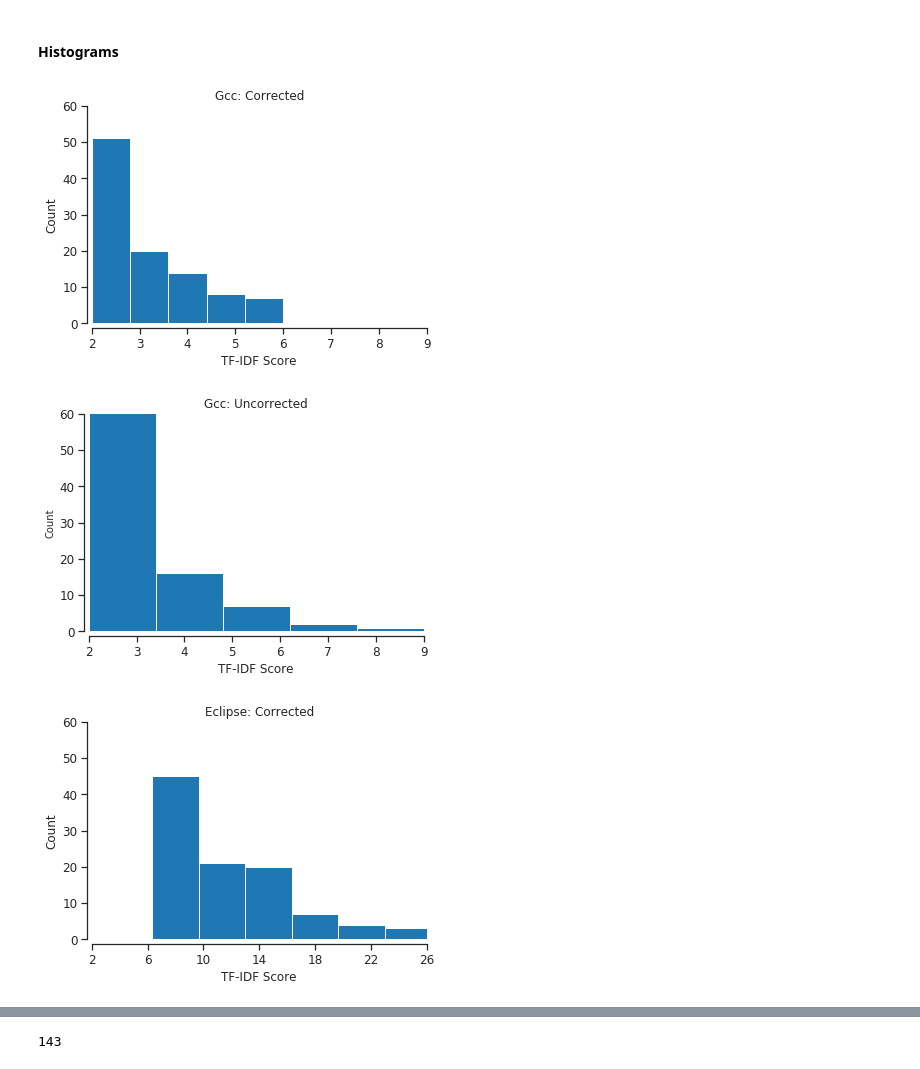
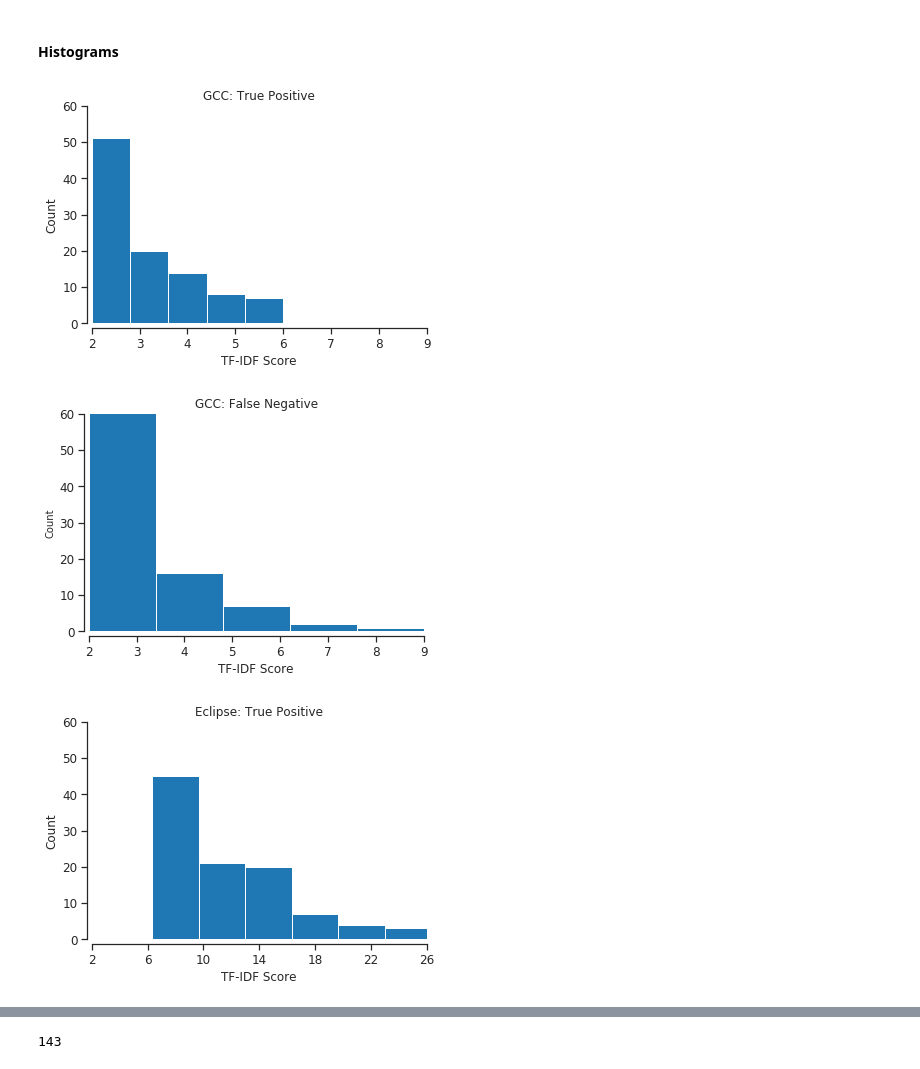
Before and after one commit to gomesluiz/my-doctorate, a Jupyter notebook: projects/long-lived-bug-prediction/notebooks/20191101_long_lived_prediction_rq5_data_analysis.ipynb, the cells around one changed output, grey strips where cells are left out. Cells and saved outputs as stored; diff of their text form; code cells hidden in the pictures.

```diff
--- a/projects/long-lived-bug-prediction/notebooks/20191101_long_lived_prediction_rq5_data_analysis.ipynb
+++ b/projects/long-lived-bug-prediction/notebooks/20191101_long_lived_prediction_rq5_data_analysis.ipynb
@@ -417,26 +417,26 @@ def plot_word_cloud(data, status):
 # %%
 freqs=word_frequency_gcc_data[word_frequency_gcc_data['status']=='Corrected']['freq']
 
 plt.hist(freqs, color='tab:blue', bins=5)
 sns.despine(offset=5)
 
-plt.title("Gcc: Corrected")
+plt.title("GCC: True Positive")
 plt.xticks([2, 3, 4, 5, 6, 7, 8, 9], fontsize=SMALL_SIZE)
 plt.xlim(2, 9)
 plt.xlabel('TF-IDF Score', fontsize=SMALL_SIZE)
 plt.yticks([0, 10, 20, 30, 40, 50, 60], fontsize=SMALL_SIZE)
 plt.ylim(0, 60)
 plt.ylabel('Count', fontsize=SMALL_SIZE)
 
 plt.savefig('figures/rq5-gcc-tf-idf-corrected-predicted.pdf', format="pdf", dpi=600, bbox_inches='tight')
 # %% [output]
-[figure, old version]
+[figure, new version]
 # %%
 plt.hist(word_frequency_gcc_data[word_frequency_gcc_data['status']=='Incorrected']['freq']
          , bins=5
          , color='tab:blue')
 sns.despine(offset=5)
-plt.title("Gcc: Uncorrected")
+plt.title("GCC: False Negative")
 plt.xticks([2, 3, 4, 5, 6, 7, 8, 9], fontsize=SMALL_SIZE)
 plt.xlim(2, 9)
 plt.xlabel('TF-IDF Score', fontsize=SMALL_SIZE)
@@ -445,14 +445,14 @@ plt.ylim(0, 60)
 plt.ylabel('Count', fontsize=10)
 plt.savefig('figures/rq5-gcc-tf-idf-uncorrected-predicted.pdf', format="pdf", dpi=600, bbox_inches='tight')
 # %% [output]
-[figure, old version]
+[figure, new version]
 # %%
 plt.hist(word_frequency_eclipse_data[word_frequency_eclipse_data['status']=='Corrected']['freq'].astype('int')
          , align='left'
          , bins=6
          , color='tab:blue')
 sns.despine(offset=5)
-plt.title("Eclipse: Corrected")
+plt.title("Eclipse: True Positive")
 plt.xticks([2, 6, 10, 14, 18, 22, 26], fontsize=SMALL_SIZE)
 plt.xlim(2, 26)
 plt.xlabel('TF-IDF Score', fontsize=SMALL_SIZE)
@@ -461,7 +461,7 @@ plt.ylim(0, 60)
 plt.ylabel('Count', fontsize=SMALL_SIZE)
 plt.savefig('figures/rq5-eclipse-tf-idf-corrected-predicted.pdf', format="pdf", dpi=600, bbox_inches='tight')
 # %% [output]
-[figure, old version]
+[figure, new version]
 # %%
 plt.hist(word_frequency_eclipse_data[word_frequency_eclipse_data['status']=='Incorrected']['freq']
          , align='left'
```
Also changed, not shown: parts of 1 cell of this notebook, 20 other files.
